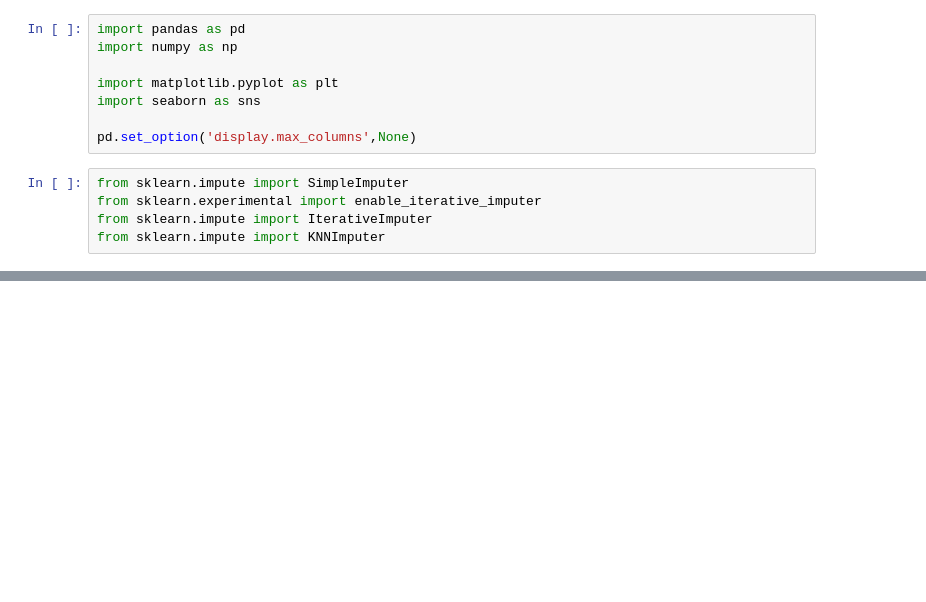
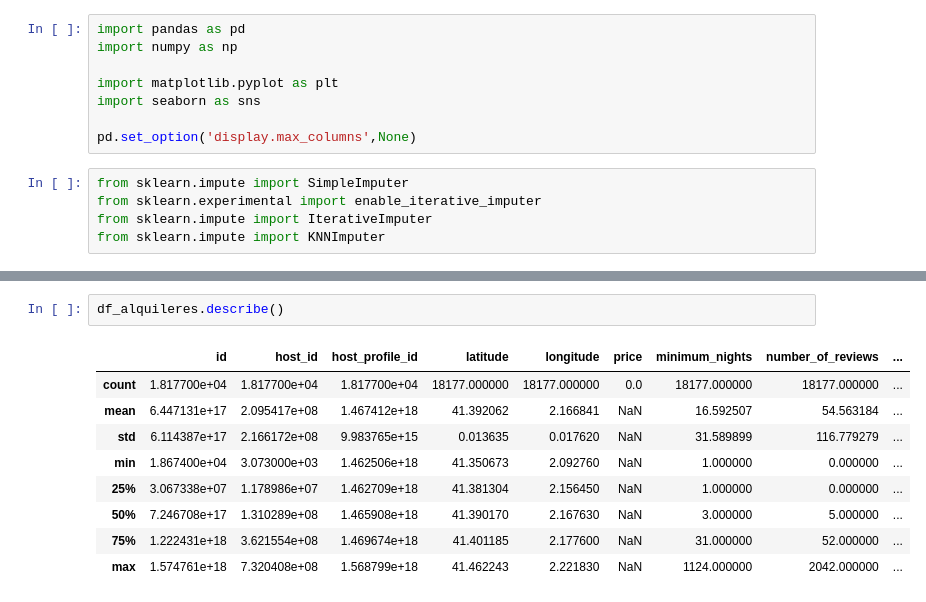
Before and after one commit to Adalab/bda-modulo-3-evaluacion-final-BARBRUSHCKA, a Jupyter notebook: individual_proyect3.ipynb, the cells around one changed output, grey strips where cells are left out. Drawn from its saved outputs; the diff is of its cells as text; blank space fills up the shorter version.

```diff
--- a/individual_proyect3.ipynb
+++ b/individual_proyect3.ipynb
@@ -33,0 +119,12 @@ display(df_alquileres.sample(2))
+# %%
+df_alquileres.describe()
+# %% [output]
+|  | id | host_id | host_profile_id | latitude | longitude | price | minimum_nights | number_of_reviews | ... |
+| count | 1.817700e+04 | 1.817700e+04 | 1.817700e+04 | 18177.000000 | 18177.000000 | 0.0 | 18177.000000 | 18177.000000 | ... |
+| mean | 6.447131e+17 | 2.095417e+08 | 1.467412e+18 | 41.392062 | 2.166841 | NaN | 16.592507 | 54.563184 | ... |
+| std | 6.114387e+17 | 2.166172e+08 | 9.983765e+15 | 0.013635 | 0.017620 | NaN | 31.589899 | 116.779279 | ... |
+| min | 1.867400e+04 | 3.073000e+03 | 1.462506e+18 | 41.350673 | 2.092760 | NaN | 1.000000 | 0.000000 | ... |
+| 25% | 3.067338e+07 | 1.178986e+07 | 1.462709e+18 | 41.381304 | 2.156450 | NaN | 1.000000 | 0.000000 | ... |
+| 50% | 7.246708e+17 | 1.310289e+08 | 1.465908e+18 | 41.390170 | 2.167630 | NaN | 3.000000 | 5.000000 | ... |
+| 75% | 1.222431e+18 | 3.621554e+08 | 1.469674e+18 | 41.401185 | 2.177600 | NaN | 31.000000 | 52.000000 | ... |
+| max | 1.574761e+18 | 7.320408e+08 | 1.568799e+18 | 41.462243 | 2.221830 | NaN | 1124.000000 | 2042.000000 | ... |
```
Also changed, not shown: parts of 21 cells of this notebook.
